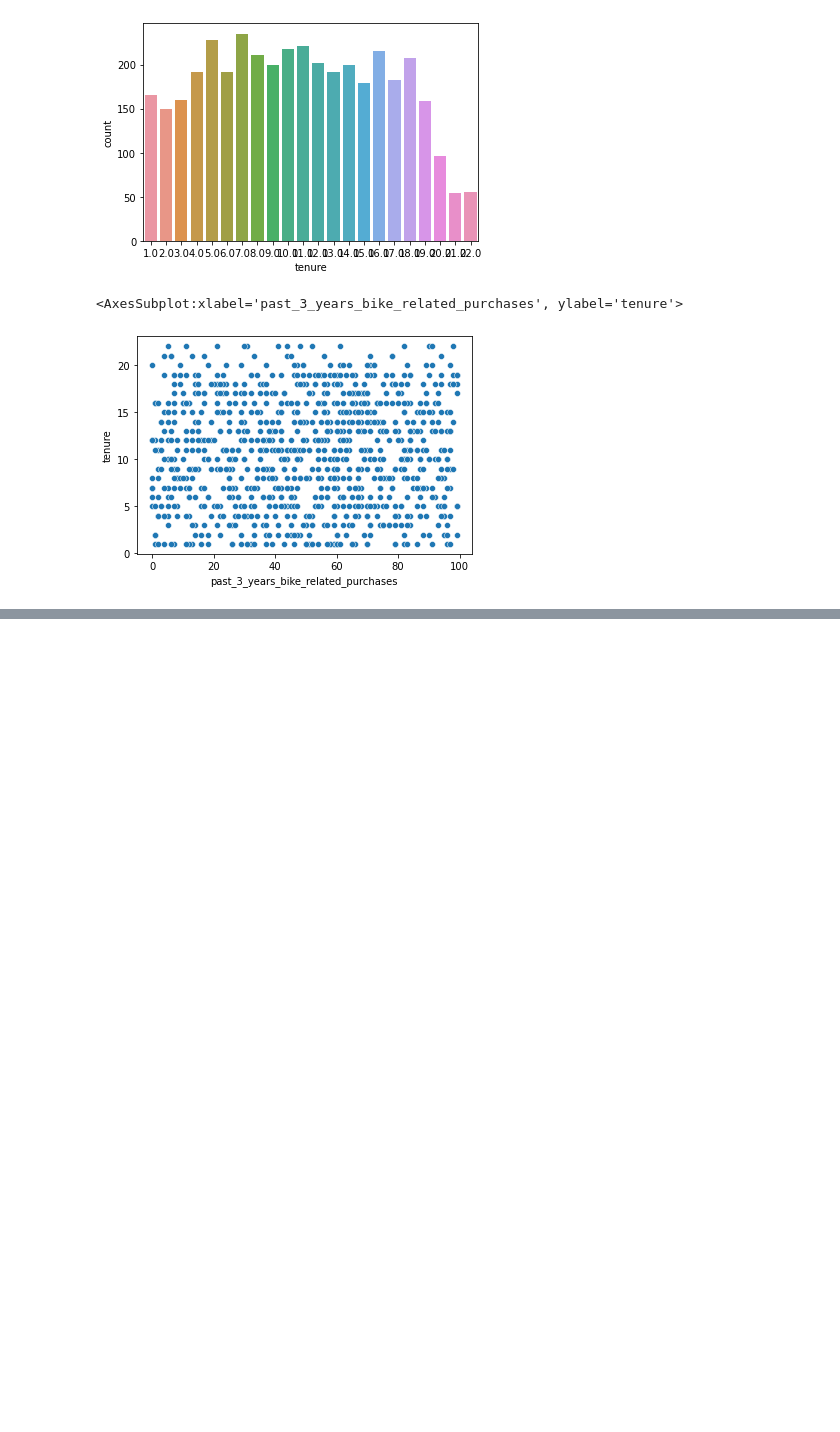
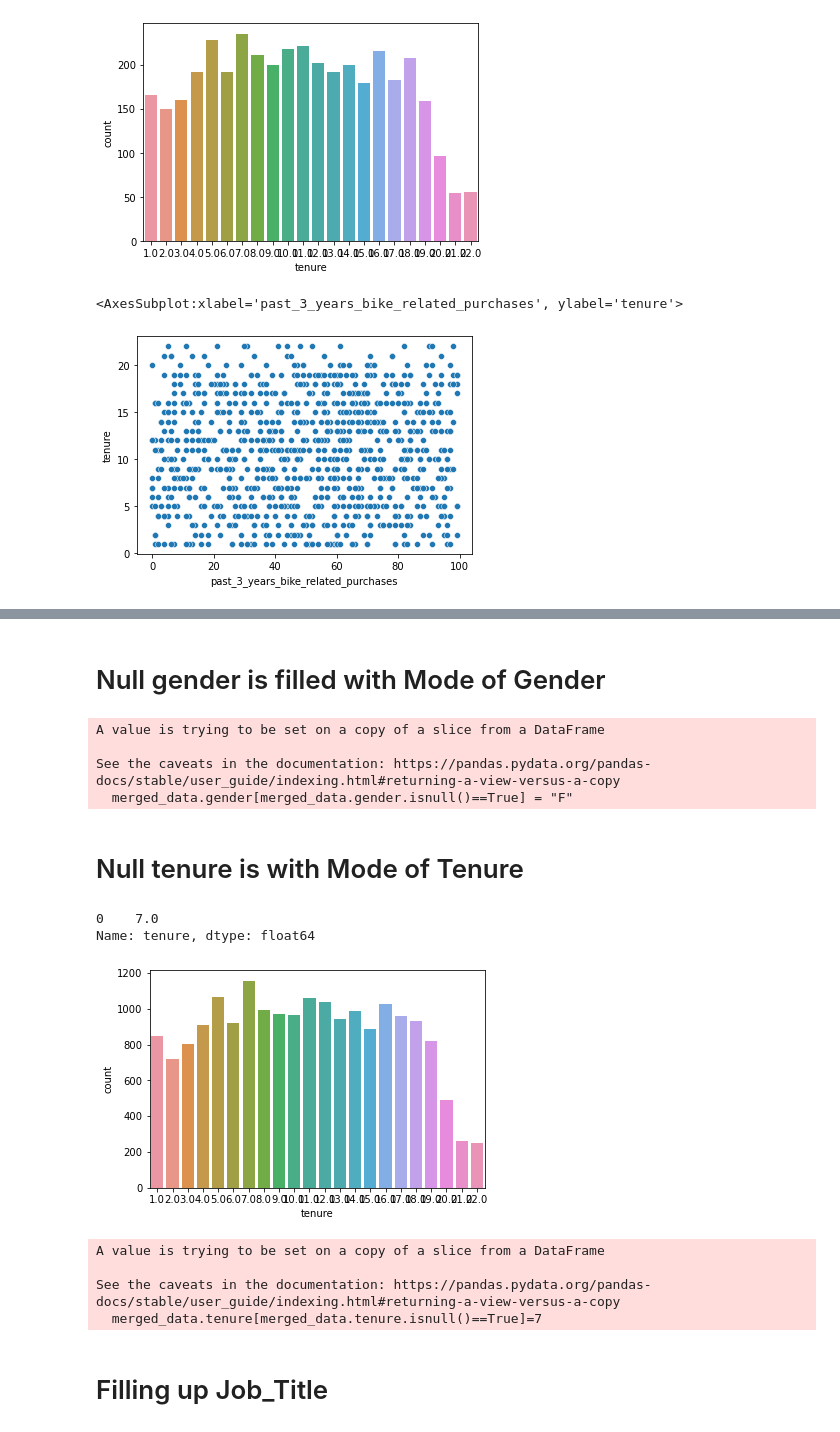
Before and after one commit to abhinay-bandooni/KPMG-Virtual-Internship, a Jupyter notebook: KPMG Virtual Internship.ipynb, the cells around one changed output, grey strips where cells are left out. Cells and saved outputs as stored; diff of their text form; code cells hidden in the pictures; blank space fills up the shorter version.

```diff
--- a/KPMG Virtual Internship.ipynb
+++ b/KPMG Virtual Internship.ipynb
@@ -574,0 +488,10 @@ memory usage: 4.5+ MB
+# %%
+# Removed Produc
+#merged_data.droplevel(level=['product_id'], axis=1)
+
+# Remove default column
+merged_data.drop(['default'], axis=1, inplace=True)
+# Remove records with
+merged_data.dropna(subset=['online_order','brand','product_line','product_class',
+                           'product_size','standard_cost','product_first_sold_date'],how='any',inplace=True)
+merged_data.to_csv(r'C:\Users\Abhinay\Desktop\KPMG VI\Task 2\temp.csv')
@@ -574,0 +500,3 @@ memory usage: 4.5+ MB
+# %%
+# Fill missing Job_Industry_category with its mode
+merged_data["job_industry_category"][merged_data.job_industry_category.isna()==True] = "Manufacturing"
@@ -574,0 +536,3 @@ memory usage: 4.5+ MB
+# %%
+merged_data.gender[merged_data.gender.isin(["Femal","Female"])] = "F"
+merged_data.gender[merged_data.gender=="Male"]="M"
@@ -574,0 +564,26 @@ memory usage: 4.5+ MB
+# %% [markdown]
+# Null gender is filled with Mode of Gender
+# %%
+merged_data.gender.mode()
+merged_data.gender[merged_data.gender.isnull()==True] = "F"
+# %% [output]
+A value is trying to be set on a copy of a slice from a DataFrame
+
+See the caveats in the documentation: https://pandas.pydata.org/pandas-docs/stable/user_guide/indexing.html#returning-a-view-versus-a-copy
+  merged_data.gender[merged_data.gender.isnull()==True] = "F"
+# %% [markdown]
+# Null tenure is with Mode of Tenure
+# %%
+sns.countplot(merged_data.tenure)
+merged_data.tenure.mode()
+# %% [output]
+0    7.0
+Name: tenure, dtype: float64
+[figure, added]
+# %%
+merged_data.tenure[merged_data.tenure.isnull()==True]=7
+# %% [output]
+A value is trying to be set on a copy of a slice from a DataFrame
+
+See the caveats in the documentation: https://pandas.pydata.org/pandas-docs/stable/user_guide/indexing.html#returning-a-view-versus-a-copy
+  merged_data.tenure[merged_data.tenure.isnull()==True]=7
@@ -574,0 +592,2 @@ memory usage: 4.5+ MB
+# %% [markdown]
+# Filling up Job_Title
```
Also changed, not shown: parts of 53 cells of this notebook.
